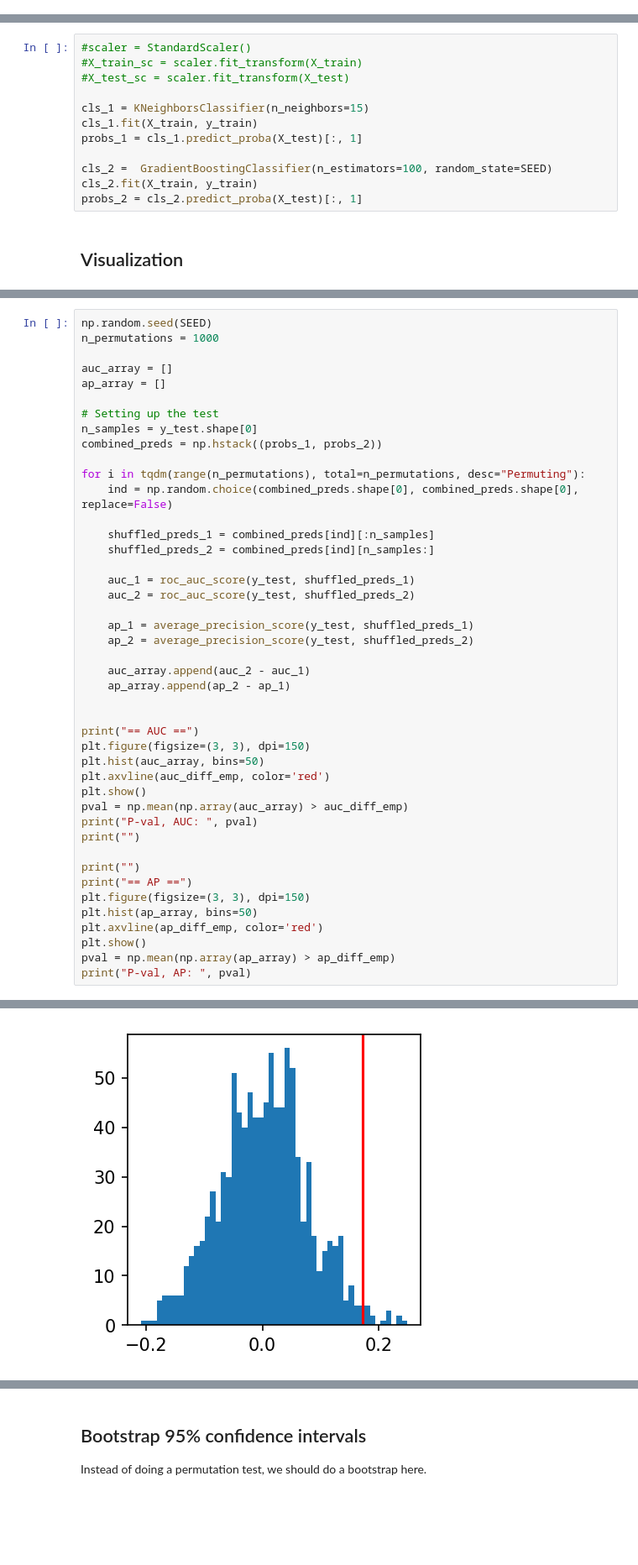
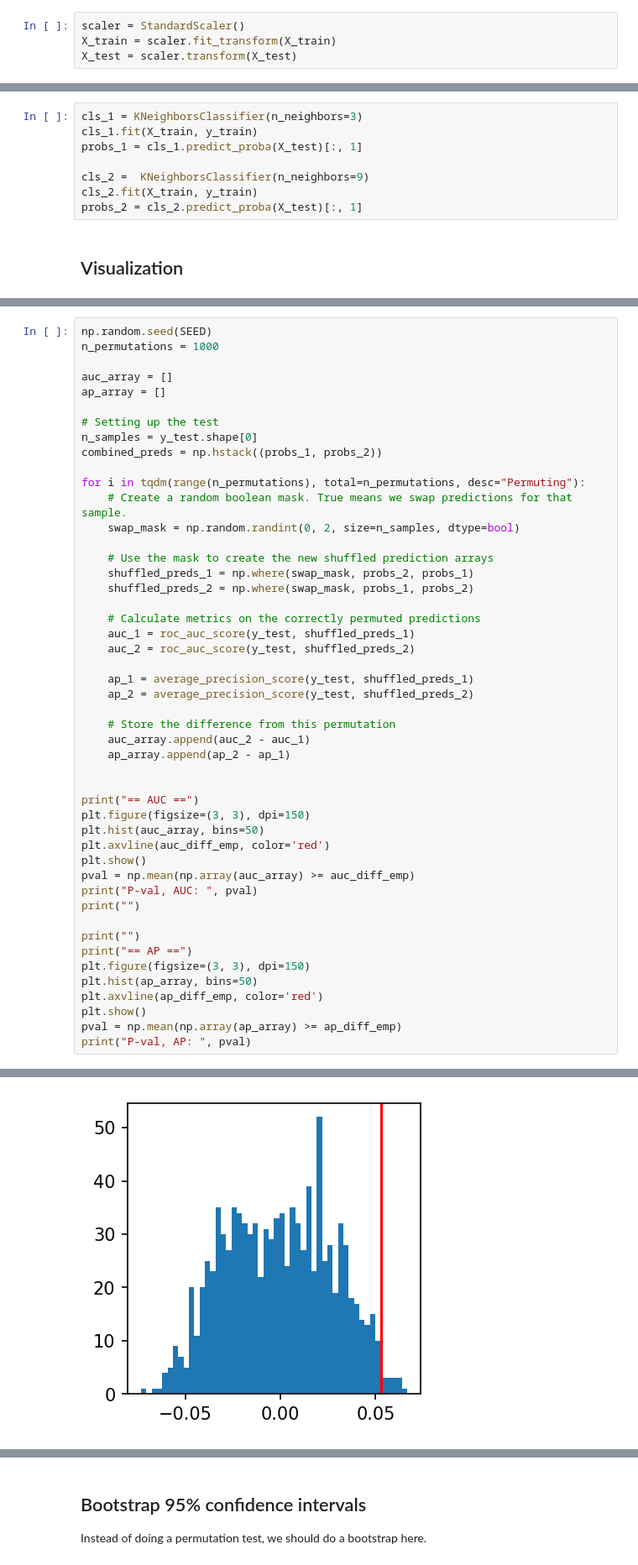
Before and after one commit to lext/ml-tutorials, a Jupyter notebook: Statistical_testing.ipynb, the cells around one changed output, grey strips where cells are left out. Shown at 84% size. Drawn from its saved outputs; the diff is of its cells as text; blank space fills up the shorter version.

```diff
--- a/Statistical_testing.ipynb
+++ b/Statistical_testing.ipynb
@@ -92,6 +102,10 @@ X = X.loc[~na_s].values
 y = 1*(y.loc[~na_s].values.squeeze() > 0)
 # %%
 X_train, X_test, y_train, y_test = train_test_split(X, y, test_size=0.3, stratify=y, random_state=SEED)
+# %%
+scaler = StandardScaler()
+X_train = scaler.fit_transform(X_train)
+X_test = scaler.transform(X_test)
 # %%
 print("Train size: ", X_train.shape[0])
 print("Test size: ", X_test.shape[0])
@@ -99,15 +113,11 @@ print("Test size: ", X_test.shape[0])
 Train size:  207
 Test size:  90
 # %%
-#scaler = StandardScaler()
-#X_train_sc = scaler.fit_transform(X_train)
-#X_test_sc = scaler.fit_transform(X_test)
-
-cls_1 = KNeighborsClassifier(n_neighbors=15)
+cls_1 = KNeighborsClassifier(n_neighbors=3)
 cls_1.fit(X_train, y_train)
 probs_1 = cls_1.predict_proba(X_test)[:, 1]
 
-cls_2 =  GradientBoostingClassifier(n_estimators=100, random_state=SEED)
+cls_2 =  KNeighborsClassifier(n_neighbors=9)
 cls_2.fit(X_train, y_train)
 probs_2 = cls_2.predict_proba(X_test)[:, 1]
 # %% [markdown]
@@ -144,17 +154,21 @@ n_samples = y_test.shape[0]
 combined_preds = np.hstack((probs_1, probs_2))
 
 for i in tqdm(range(n_permutations), total=n_permutations, desc="Permuting"):
-    ind = np.random.choice(combined_preds.shape[0], combined_preds.shape[0], replace=False)
+    # Create a random boolean mask. True means we swap predictions for that sample.
+    swap_mask = np.random.randint(0, 2, size=n_samples, dtype=bool)
 
-    shuffled_preds_1 = combined_preds[ind][:n_samples]
-    shuffled_preds_2 = combined_preds[ind][n_samples:]
+    # Use the mask to create the new shuffled prediction arrays
+    shuffled_preds_1 = np.where(swap_mask, probs_2, probs_1)
+    shuffled_preds_2 = np.where(swap_mask, probs_1, probs_2)
 
+    # Calculate metrics on the correctly permuted predictions
     auc_1 = roc_auc_score(y_test, shuffled_preds_1)
     auc_2 = roc_auc_score(y_test, shuffled_preds_2)
 
     ap_1 = average_precision_score(y_test, shuffled_preds_1)
     ap_2 = average_precision_score(y_test, shuffled_preds_2)
 
+    # Store the difference from this permutation
     auc_array.append(auc_2 - auc_1)
     ap_array.append(ap_2 - ap_1)
 
@@ -164,7 +178,7 @@ plt.figure(figsize=(3, 3), dpi=150)
 plt.hist(auc_array, bins=50)
 plt.axvline(auc_diff_emp, color='red')
 plt.show()
-pval = np.mean(np.array(auc_array) > auc_diff_emp)
+pval = np.mean(np.array(auc_array) >= auc_diff_emp)
 print("P-val, AUC: ", pval)
 print("")
 
@@ -174,7 +188,7 @@ plt.figure(figsize=(3, 3), dpi=150)
 plt.hist(ap_array, bins=50)
 plt.axvline(ap_diff_emp, color='red')
 plt.show()
-pval = np.mean(np.array(ap_array) > ap_diff_emp)
+pval = np.mean(np.array(ap_array) >= ap_diff_emp)
 print("P-val, AP: ", pval)
 # %% [output]
 == AUC ==
@@ -183,4 +197,4 @@ P-val, AUC:  0.037
 
 
 == AP ==
-[figure, old version]
+[figure, new version]
```
Also changed, not shown: parts of 11 cells of this notebook.
